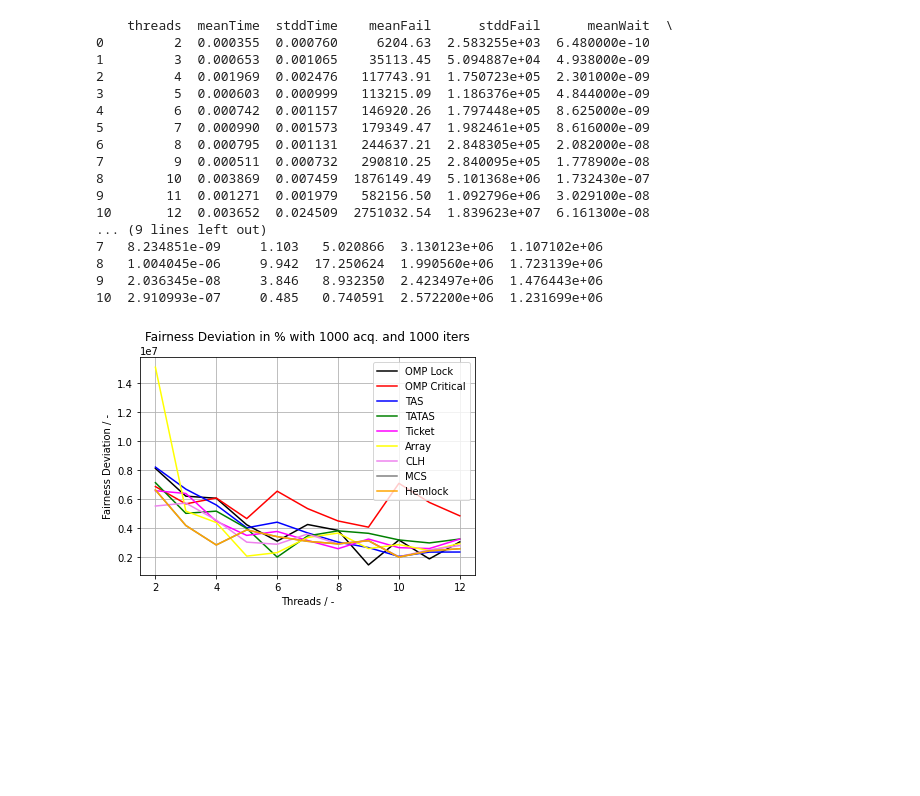
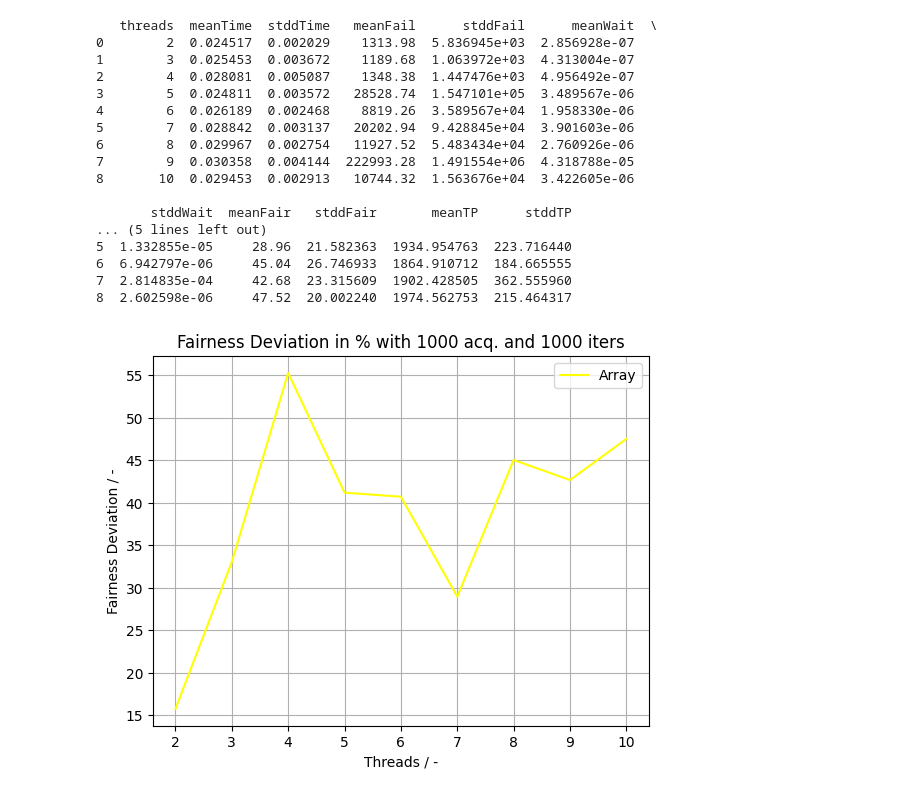
Before and after one commit to tellocam/AMP, a Jupyter notebook: framework/BenchmarkPlots.ipynb, the cells around one changed output. Saved outputs shown, nothing was run; the diff lists cells and outputs as text; code cells hidden in the pictures; blank space fills up the shorter version.

```diff
--- a/framework/BenchmarkPlots.ipynb
+++ b/framework/BenchmarkPlots.ipynb
@@ -69,41 +51,41 @@ MCS Hemlock Summary: 1000 Hemlock acquisiton requests on 12 threads took: 0.0090
 # %%
-print(df_MCS)
+print(df_array)
 # %% [output]
-    threads  meanTime  stddTime    meanFail      stddFail      meanWait  \
-0         2  0.000355  0.000760     6204.63  2.583255e+03  6.480000e-10
-1         3  0.000653  0.001065    35113.45  5.094887e+04  4.938000e-09
-2         4  0.001969  0.002476   117743.91  1.750723e+05  2.301000e-09
-3         5  0.000603  0.000999   113215.09  1.186376e+05  4.844000e-09
-4         6  0.000742  0.001157   146920.26  1.797448e+05  8.625000e-09
-5         7  0.000990  0.001573   179349.47  1.982461e+05  8.616000e-09
-6         8  0.000795  0.001131   244637.21  2.848305e+05  2.082000e-08
-7         9  0.000511  0.000732   290810.25  2.840095e+05  1.778900e-08
-8        10  0.003869  0.007459  1876149.49  5.101368e+06  1.732430e-07
-9        11  0.001271  0.001979   582156.50  1.092796e+06  3.029100e-08
-10       12  0.003652  0.024509  2751032.54  1.839623e+07  6.161300e-08
-... (9 lines left out)
-7   8.234851e-09     1.103   5.020866  3.130123e+06  1.107102e+06
-8   1.004045e-06     9.942  17.250624  1.990560e+06  1.723139e+06
-9   2.036345e-08     3.846   8.932350  2.423497e+06  1.476443e+06
-10  2.910993e-07     0.485   0.740591  2.572200e+06  1.231699e+06
+   threads  meanTime  stddTime   meanFail      stddFail      meanWait  \
+0        2  0.024517  0.002029    1313.98  5.836945e+03  2.856928e-07
+1        3  0.025453  0.003672    1189.68  1.063972e+03  4.313004e-07
+2        4  0.028081  0.005087    1348.38  1.447476e+03  4.956492e-07
+3        5  0.024811  0.003572   28528.74  1.547101e+05  3.489567e-06
+4        6  0.026189  0.002468    8819.26  3.589567e+04  1.958330e-06
+5        7  0.028842  0.003137   20202.94  9.428845e+04  3.901603e-06
+6        8  0.029967  0.002754   11927.52  5.483434e+04  2.760926e-06
+7        9  0.030358  0.004144  222993.28  1.491554e+06  4.318788e-05
+8       10  0.029453  0.002913   10744.32  1.563676e+04  3.422605e-06
+
+       stddWait  meanFair   stddFair       meanTP      stddTP
+... (5 lines left out)
+5  1.332855e-05     28.96  21.582363  1934.954763  223.716440
+6  6.942797e-06     45.04  26.746933  1864.910712  184.665555
+7  2.814835e-04     42.68  23.315609  1902.428505  362.555960
+8  2.602598e-06     47.52  20.002240  1974.562753  215.464317
 # %%
-plotWhat = "TP"
+plotWhat = "Fair"
 LockList = ["OMP Lock", "OMP Critical", "TAS", "TATAS", "Ticket", "Array", "CLH", ]
 
-utils.plotStuff("threads", plotWhat, "OMP Lock", df_LockOMP, "black")
-utils.plotStuff("threads", plotWhat, "OMP Critical", df_CriticalOMP, color = "red")
-utils.plotStuff("threads", plotWhat, "TAS", df_TAS, "blue")
-utils.plotStuff("threads", plotWhat, "TATAS", df_TATAS, "green")
-utils.plotStuff("threads", plotWhat, "Ticket", df_Ticket, "magenta")
+# utils.plotStuff("threads", plotWhat, "OMP Lock", df_LockOMP, "black")
+# utils.plotStuff("threads", plotWhat, "OMP Critical", df_CriticalOMP, color = "red")
+# utils.plotStuff("threads", plotWhat, "TAS", df_TAS, "blue")
+# utils.plotStuff("threads", plotWhat, "TATAS", df_TATAS, "green")
+# utils.plotStuff("threads", plotWhat, "Ticket", df_Ticket, "magenta")
 utils.plotStuff("threads", plotWhat, "Array", df_array, "yellow")
-utils.plotStuff("threads", plotWhat, "CLH", df_CLH, "violet")
-utils.plotStuff("threads", plotWhat, "MCS", df_MCS, "gray")
-utils.plotStuff("threads", plotWhat, "Hemlock", df_MCS, "orange")
+# utils.plotStuff("threads", plotWhat, "CLH", df_CLH, "violet")
+# utils.plotStuff("threads", plotWhat, "MCS", df_MCS, "gray")
+# utils.plotStuff("threads", plotWhat, "Hemlock", df_MCS, "orange")
 
 plt.title("Fairness Deviation in % with 1000 acq. and 1000 iters")
 plt.xlabel("Threads / -")
 plt.ylabel("Fairness Deviation / -")
 plt.legend()
 plt.grid()
 # %% [output]
-[figure, old version]
+[figure, new version]
```
Also changed, not shown: parts of 2 cells of this notebook, 10 other files.
